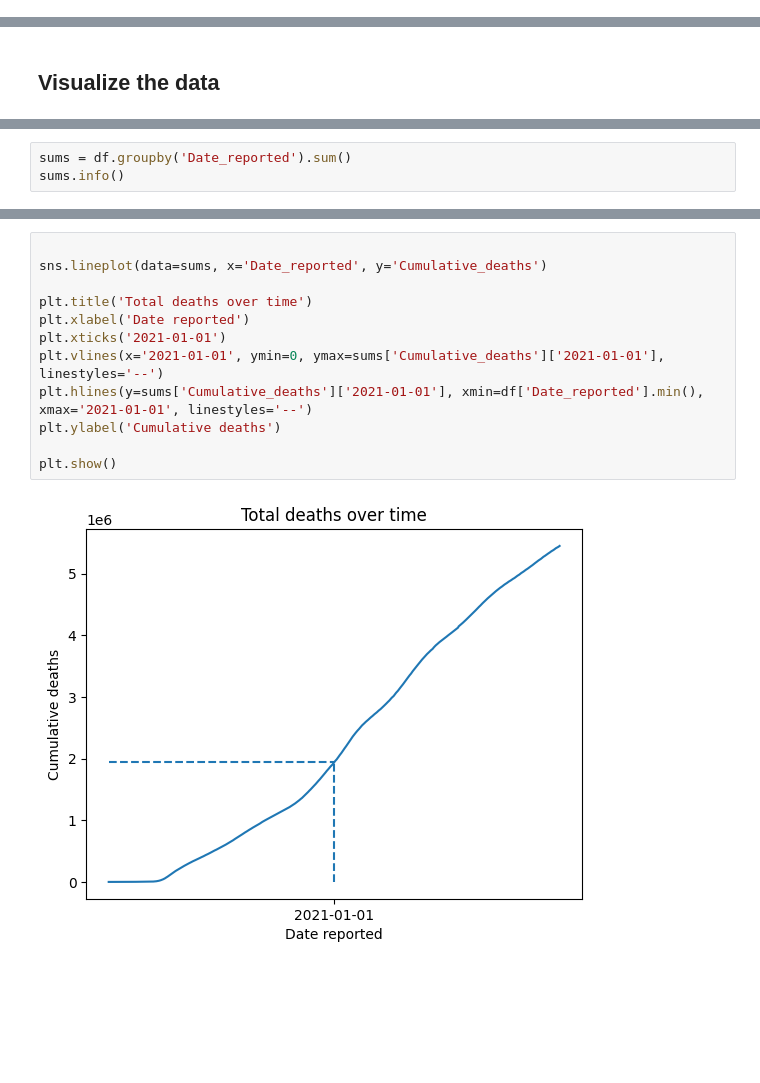
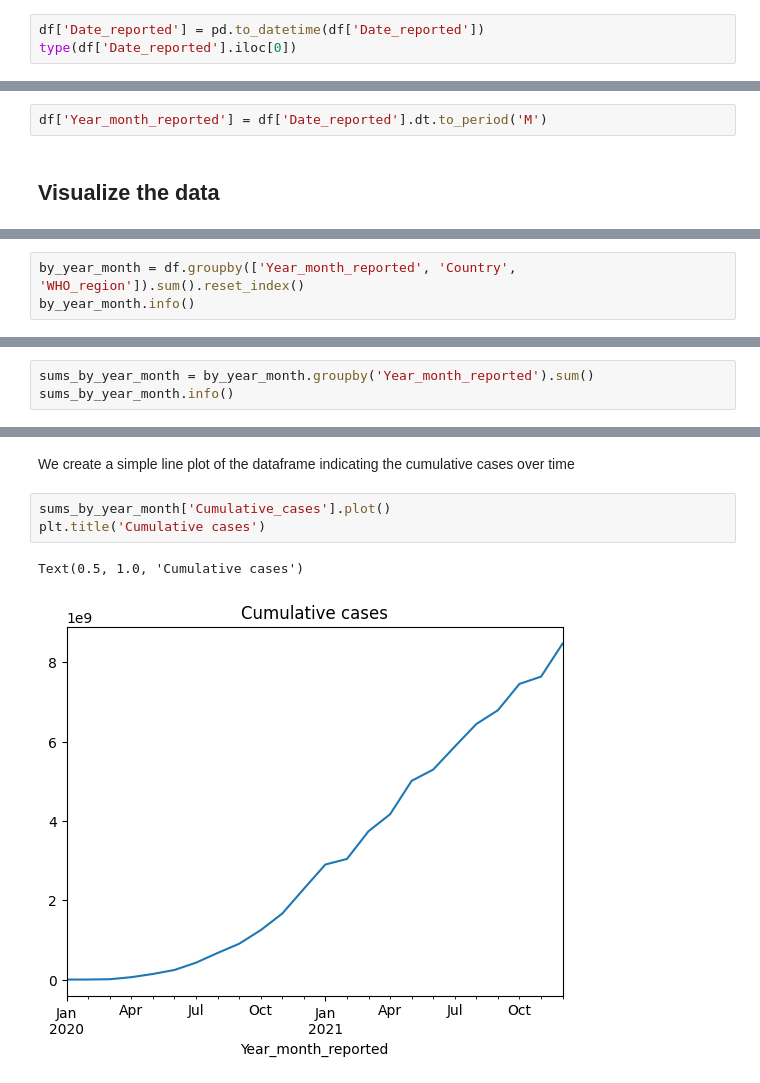
Before and after one commit to wai157/Covid_data_visualization, a Jupyter notebook: data_visualization.ipynb, the cells around one changed output, grey strips where cells are left out. Drawn from its saved outputs; the diff is of its cells as text; blank space fills up the shorter version.

```diff
--- a/data_visualization.ipynb
+++ b/data_visualization.ipynb
@@ -92,0 +103,3 @@ df[df['Date_reported']=='2021-12-31'].sort_values('Cumulative_deaths', ascending
+# %%
+df['Date_reported'] = pd.to_datetime(df['Date_reported'])
+type(df['Date_reported'].iloc[0])
@@ -93,2 +110,4 @@ df[df['Date_reported']=='2021-12-31'].sort_values('Cumulative_deaths', ascending
+# %%
+df['Year_month_reported'] = df['Date_reported'].dt.to_period('M')
 # %% [markdown]
 ## Visualize the data
@@ -97,5 +116,5 @@ we first group the dataset by reported date
 # %%
-sums = df.groupby('Date_reported').sum()
-sums.info()
+by_year_month = df.groupby(['Year_month_reported', 'Country', 'WHO_region']).sum().reset_index()
+by_year_month.info()
 # %% [output]
 <class 'pandas.core.frame.DataFrame'>
@@ -111,0 +136,3 @@ memory usage: 28.5+ KB
+# %%
+sums_by_year_month = by_year_month.groupby('Year_month_reported').sum()
+sums_by_year_month.info()
@@ -127,14 +154,8 @@ plt.show()
-# %%
-
-sns.lineplot(data=sums, x='Date_reported', y='Cumulative_deaths')
-
-plt.title('Total deaths over time')
-plt.xlabel('Date reported')
-plt.xticks('2021-01-01')
-plt.vlines(x='2021-01-01', ymin=0, ymax=sums['Cumulative_deaths']['2021-01-01'], linestyles='--')
-plt.hlines(y=sums['Cumulative_deaths']['2021-01-01'], xmin=df['Date_reported'].min(), xmax='2021-01-01', linestyles='--')
-plt.ylabel('Cumulative deaths')
-
-plt.show()
-# %% [output]
-[figure, removed]
+# %% [markdown]
+We create a simple line plot of the dataframe indicating the cumulative cases over time
+# %%
+sums_by_year_month['Cumulative_cases'].plot()
+plt.title('Cumulative cases')
+# %% [output]
+Text(0.5, 1.0, 'Cumulative cases')
+[figure, added]
```
Also changed, not shown: parts of 34 cells of this notebook.
